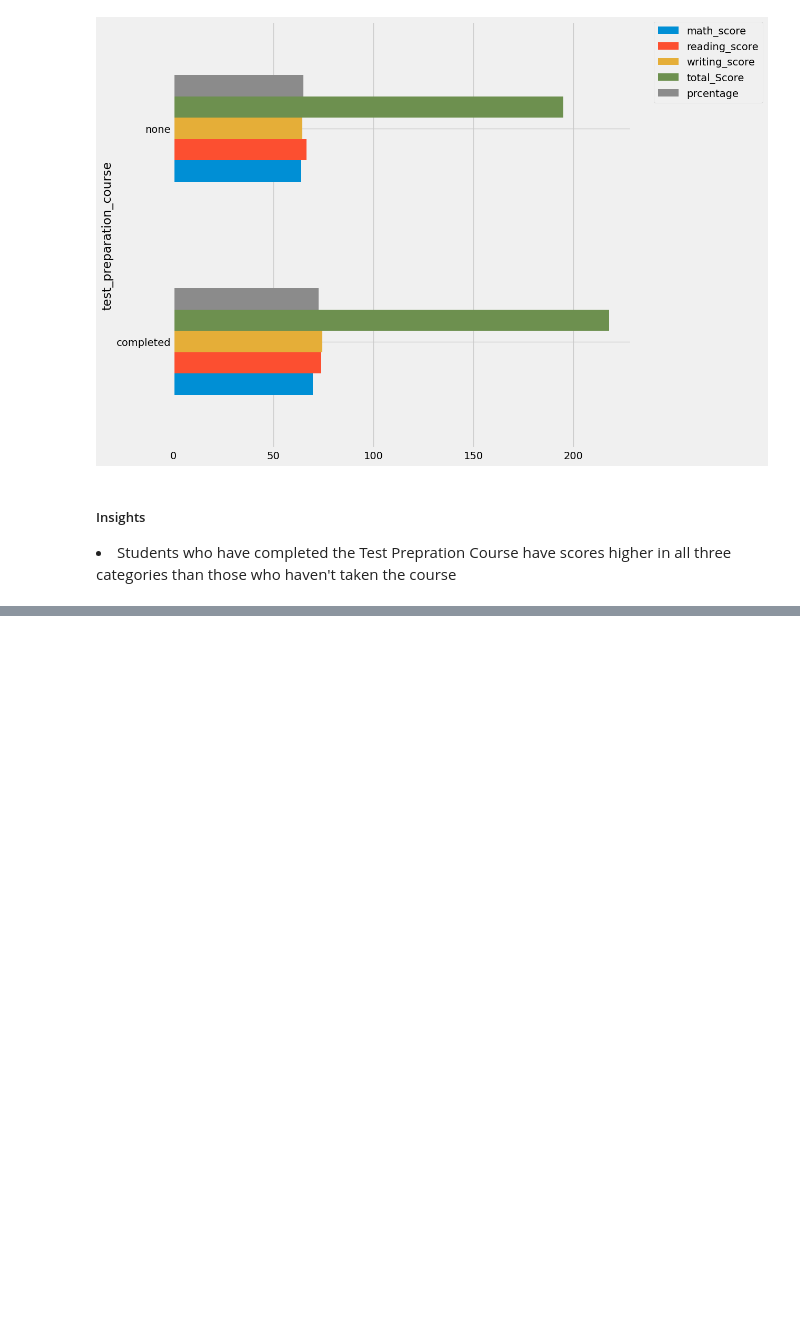
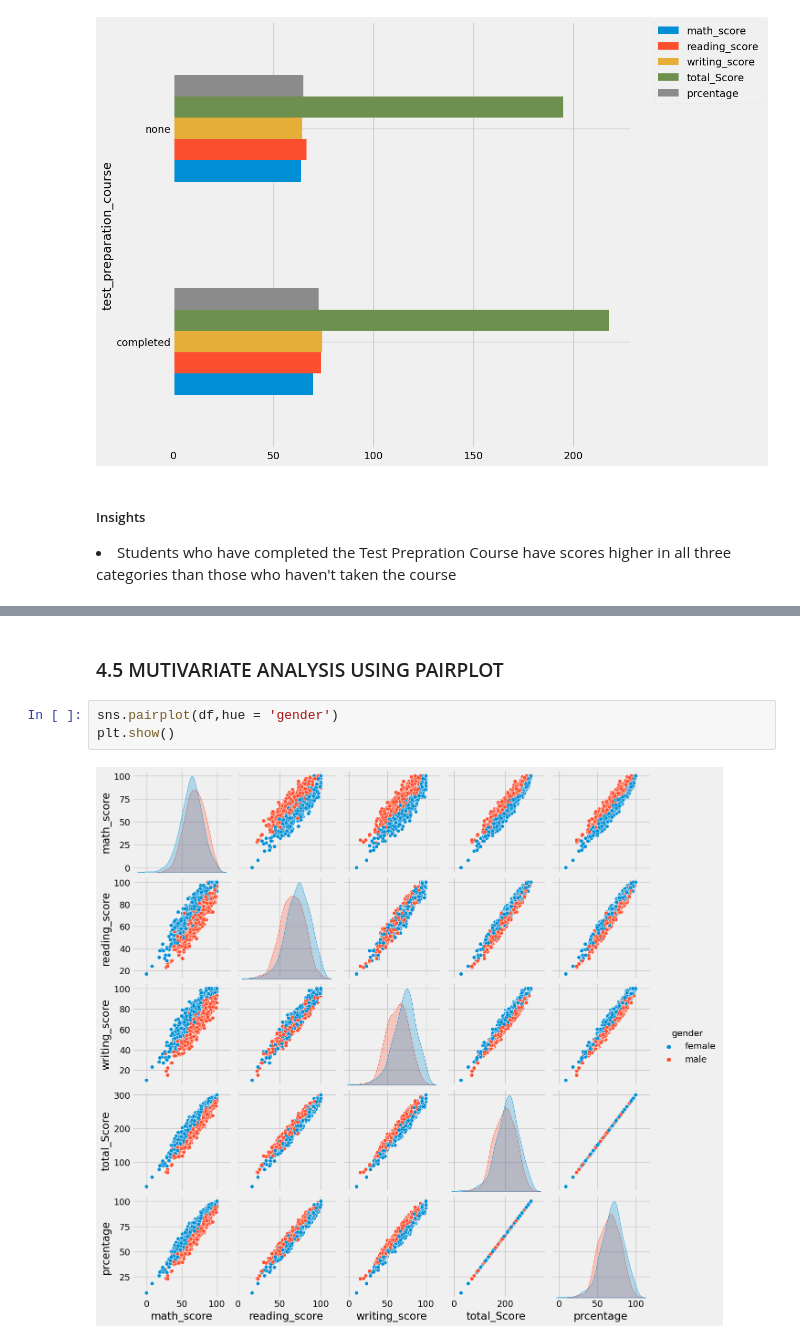
Before and after one commit to Tb1999-prog/mlproject, a Jupyter notebook: notebook/1 . EDA STUDENT PERFORMANCE .ipynb, the cells around one changed output, grey strips where cells are left out. Saved outputs shown, nothing was run; the diff lists cells and outputs as text; blank space fills up the shorter version.

Commit message:
Exploratory Data Analysis

```diff
--- a/notebook/1 . EDA STUDENT PERFORMANCE .ipynb
+++ b/notebook/1 . EDA STUDENT PERFORMANCE .ipynb
@@ -626,0 +644,7 @@ plt.show()
+# %% [markdown]
+### 4.5 MUTIVARIATE ANALYSIS USING PAIRPLOT
+# %%
+sns.pairplot(df,hue = 'gender')
+plt.show()
+# %% [output]
+[figure, added]
```
Also changed, not shown: parts of 4 cells of this notebook.
